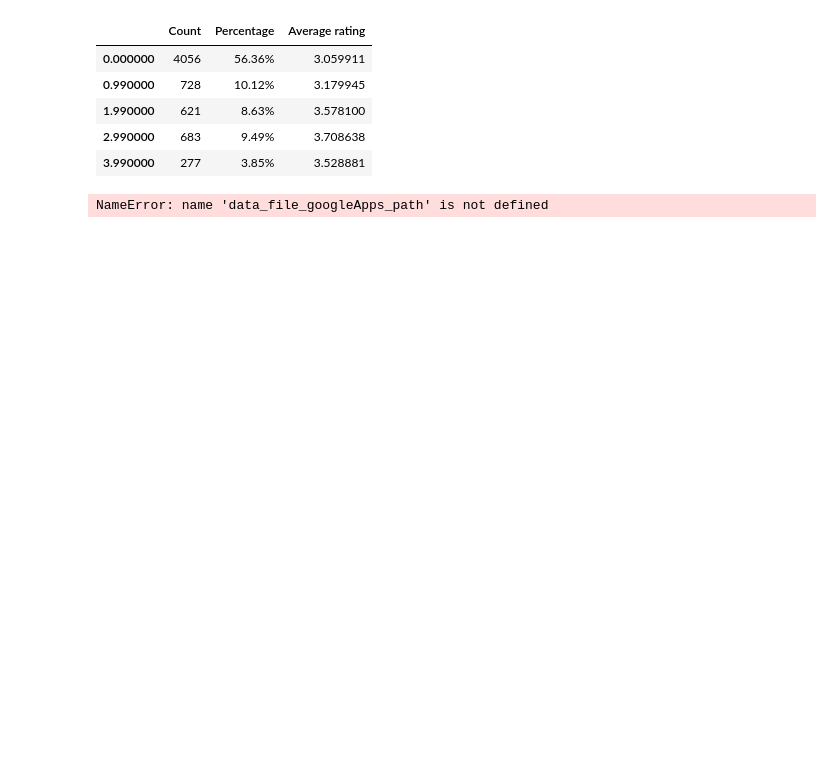
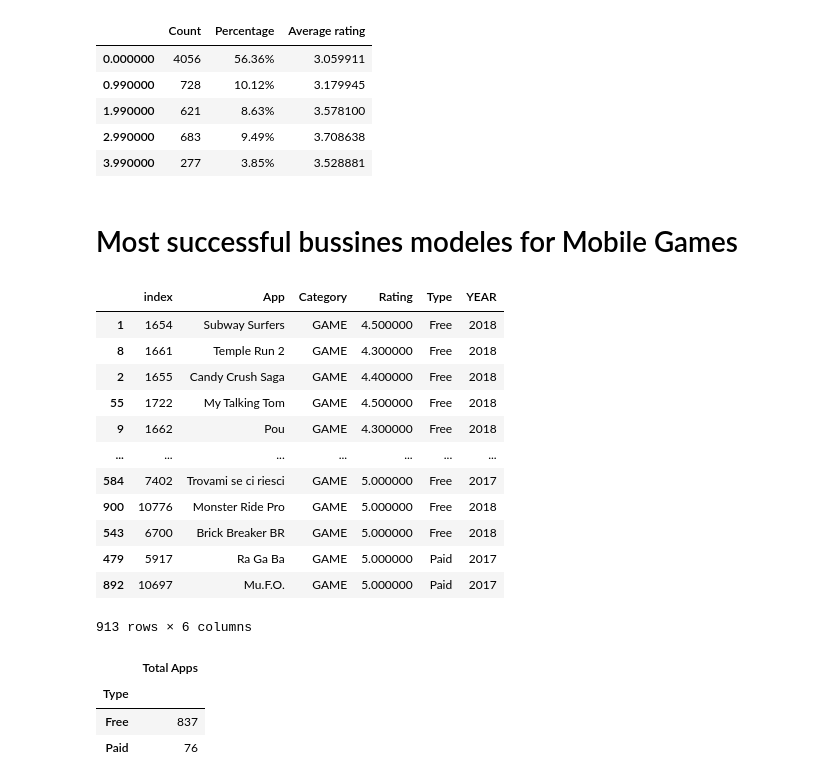
Before and after one commit to RaulMaya/iOS-vs-Android, a Jupyter notebook: Project_1_Jupyter_Notebook.ipynb, the cells around one changed output. Saved outputs shown, nothing was run; the diff lists cells and outputs as text; code cells hidden in the pictures; blank space fills up the shorter version.

Commit message:
Free and Pay Mobile Games

```diff
--- a/Project_1_Jupyter_Notebook.ipynb
+++ b/Project_1_Jupyter_Notebook.ipynb
@@ -1287,23 +1287,59 @@ ios_ratings.head()
 | 1.990000 | 621 | 8.63% | 3.578100 |
 | 2.990000 | 683 | 9.49% | 3.708638 |
 | 3.990000 | 277 | 3.85% | 3.528881 |
+# %% [markdown]
+# Most successful bussines modeles for Mobile Games
 # %%
-data_file_googleApps = pd.read_csv(data_file_googleApps_path)
+#data_file_googleApps = pd.read_csv(data_file_googleApps_path)
+# Loading Google Play Store
+#file_to_load = "archive_android/googleplaystore.csv"
+
+# Read Google Play Store File and store into Pandas data frame
+#google_playstore = pd.read_csv(file_to_load)
+#google_playstore.head()
+
 #show Dataframe without duplicates
-data_file_googleApps = data_file_googleApps.drop_duplicates(subset="App")
-data_file_googleApps = data_file_googleApps[data_file_googleApps['Category'].str.contains("GAME",case=False)]
-data_file_googleApps["YEAR"]= data_file_googleApps["Last Updated"].str.split(",").str.get(-1)
-del data_file_googleApps['Current Ver']
-del data_file_googleApps['Content Rating']
-del data_file_googleApps['Price']
-del data_file_googleApps['Installs']
-del data_file_googleApps['Size']
-del data_file_googleApps['Reviews']
-del data_file_googleApps['Android Ver']
-del data_file_googleApps['Last Updated']
-del data_file_googleApps['Genres']
-data_file_googleApps
+#google_playstore_games = google_playstore.drop_duplicates(subset="App")
+#google_playstore_games = google_playstore[google_playstore_games['Category'].str.contains("GAME",case=False)]
+google_playstore_games["YEAR"]= google_playstore_games["Last Updated"].str.split(",").str.get(-1)
+del google_playstore_games['Current Ver']
+del google_playstore_games['Content Rating']
+del google_playstore_games['Price']
+del google_playstore_games['Installs']
+del google_playstore_games['Size']
+del google_playstore_games['Reviews']
+del google_playstore_games['Android Ver']
+del google_playstore_games['Last Updated']
+del google_playstore_games['Genres']
+google_playstore_games
 # %% [output]
+|  | index | App | Category | Rating | Type | YEAR |
+| 1 | 1654 | Subway Surfers | GAME | 4.500000 | Free | 2018 |
+| 8 | 1661 | Temple Run 2 | GAME | 4.300000 | Free | 2018 |
+| 2 | 1655 | Candy Crush Saga | GAME | 4.400000 | Free | 2018 |
+| 55 | 1722 | My Talking Tom | GAME | 4.500000 | Free | 2018 |
+| 9 | 1662 | Pou | GAME | 4.300000 | Free | 2018 |
+| ... | ... | ... | ... | ... | ... | ... |
+| 584 | 7402 | Trovami se ci riesci | GAME | 5.000000 | Free | 2017 |
+| 900 | 10776 | Monster Ride Pro | GAME | 5.000000 | Free | 2018 |
+| 543 | 6700 | Brick Breaker BR | GAME | 5.000000 | Free | 2018 |
+| 479 | 5917 | Ra Ga Ba | GAME | 5.000000 | Paid | 2017 |
+| 892 | 10697 | Mu.F.O. | GAME | 5.000000 | Paid | 2017 |
-NameError: name 'data_file_googleApps_path' is not defined
+913 rows × 6 columns
-# %% [markdown]
-#
+# %%
+google_playstore_games = google_playstore_games.groupby('Type')
+google_playstore_games
+
+overview_total_apps = google_playstore_games["App"].count()
+#overview_average_Rating_average = data_file_googleApps["Rating"].mean()
+
+data = {"Total Apps":overview_total_apps
+
+}
+df = pd.concat(data,axis=1)
+df
+# %% [output]
+|  | Total Apps |
+| Type |  |
+| Free | 837 |
+| Paid | 76 |
```
